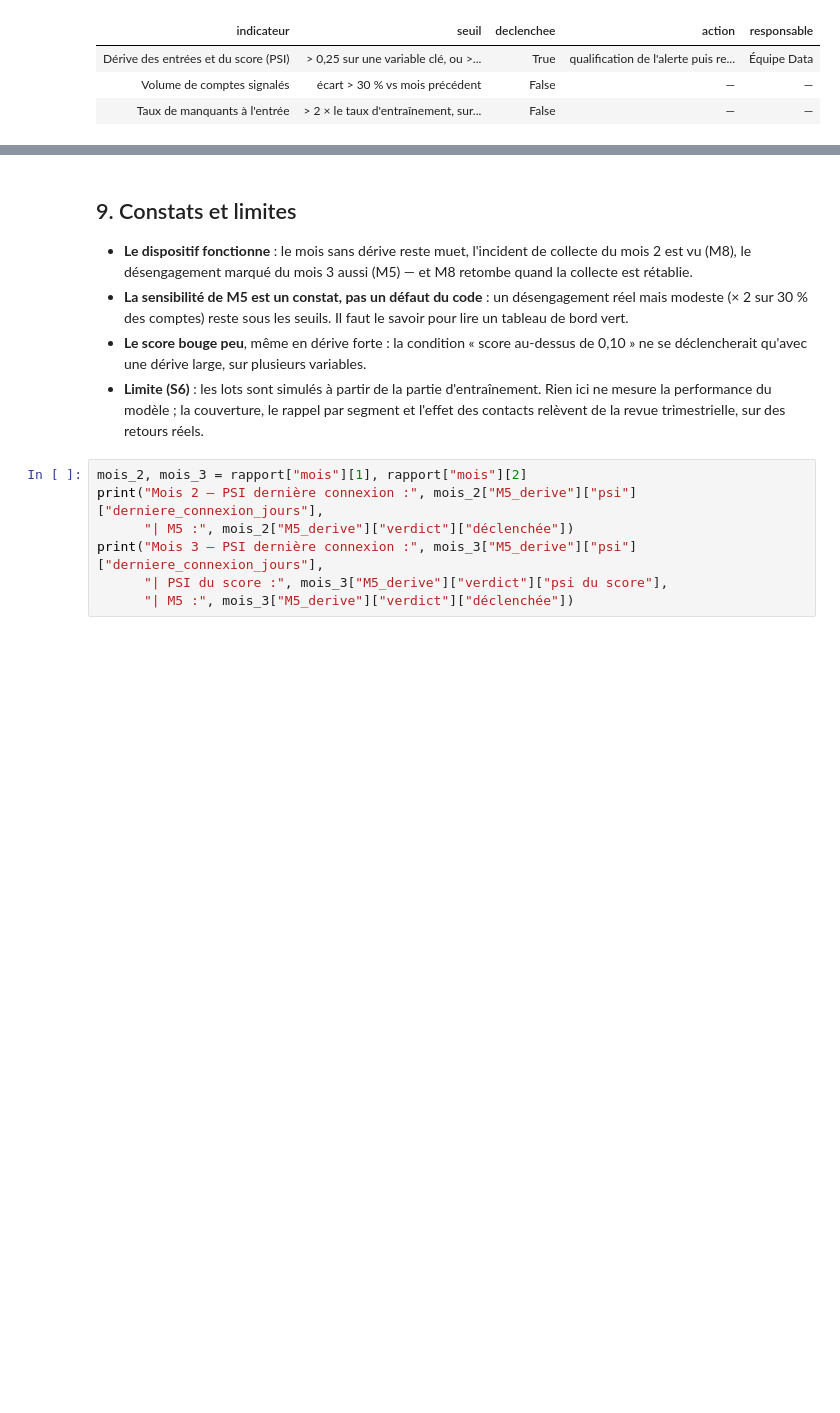
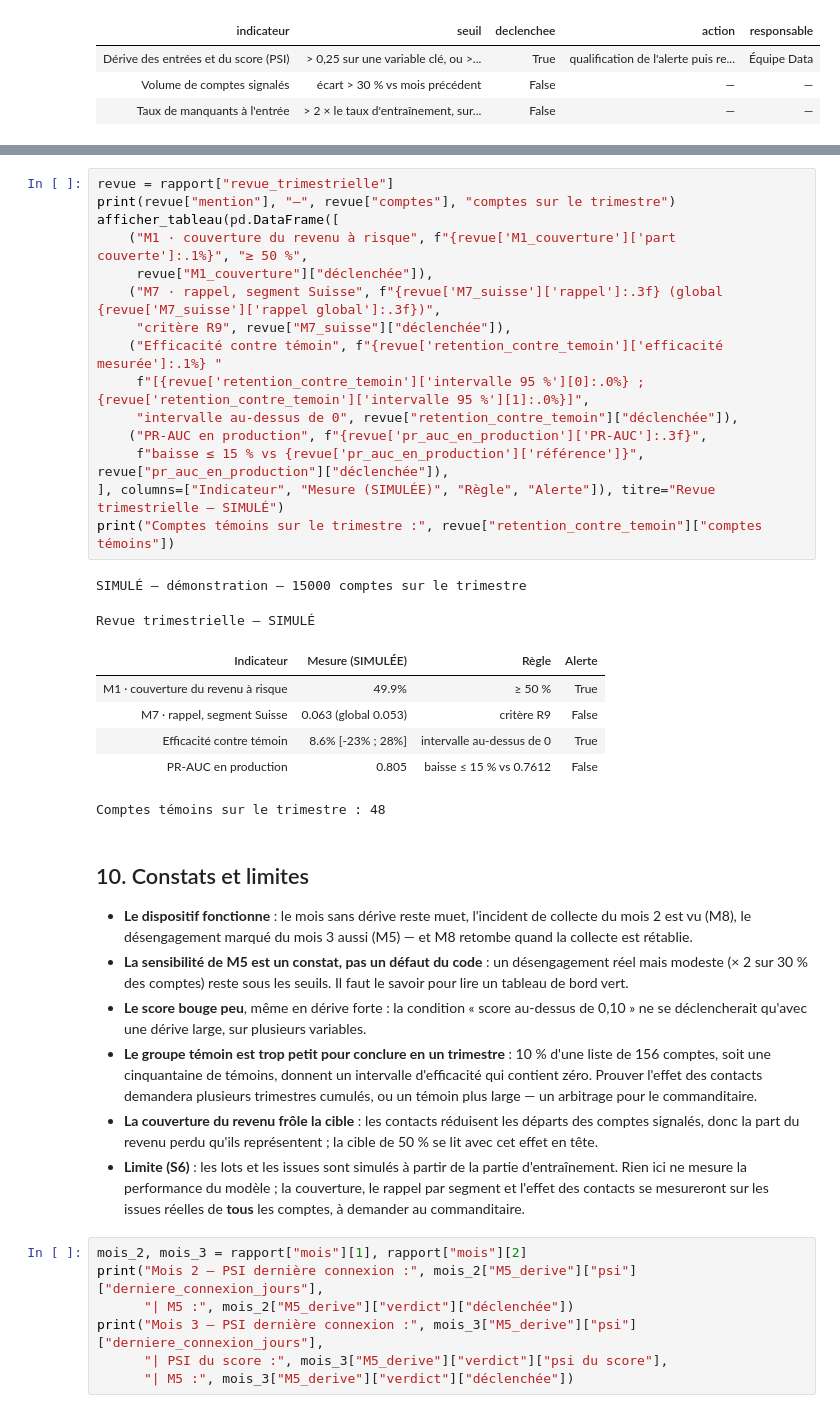
Before and after one commit to air-jaja/ai4me, a Jupyter notebook: notebooks/11_suivi.ipynb, the cells around one changed output, grey strips where cells are left out. Saved outputs shown, nothing was run; the diff lists cells and outputs as text; blank space fills up the shorter version.

```diff
--- a/notebooks/11_suivi.ipynb
+++ b/notebooks/11_suivi.ipynb
@@ -236,5 +244,29 @@ Alertes — mois_3_derive_forte
+# %%
+revue = rapport["revue_trimestrielle"]
+print(revue["mention"], "—", revue["comptes"], "comptes sur le trimestre")
+afficher_tableau(pd.DataFrame([
+    ("M1 · couverture du revenu à risque", f"{revue['M1_couverture']['part couverte']:.1%}", "≥ 50 %",
+     revue["M1_couverture"]["déclenchée"]),
+    ("M7 · rappel, segment Suisse", f"{revue['M7_suisse']['rappel']:.3f} (global {revue['M7_suisse']['rappel global']:.3f})",
+     "critère R9", revue["M7_suisse"]["déclenchée"]),
+    ("Efficacité contre témoin", f"{revue['retention_contre_temoin']['efficacité mesurée']:.1%} "
+     f"[{revue['retention_contre_temoin']['intervalle 95 %'][0]:.0%} ; {revue['retention_contre_temoin']['intervalle 95 %'][1]:.0%}]",
+     "intervalle au-dessus de 0", revue["retention_contre_temoin"]["déclenchée"]),
+    ("PR-AUC en production", f"{revue['pr_auc_en_production']['PR-AUC']:.3f}",
+     f"baisse ≤ 15 % vs {revue['pr_auc_en_production']['référence']}", revue["pr_auc_en_production"]["déclenchée"]),
+], columns=["Indicateur", "Mesure (SIMULÉE)", "Règle", "Alerte"]), titre="Revue trimestrielle — SIMULÉ")
+print("Comptes témoins sur le trimestre :", revue["retention_contre_temoin"]["comptes témoins"])
+# %% [output]
+SIMULÉ — démonstration — 15000 comptes sur le trimestre
+Revue trimestrielle — SIMULÉ
+| Indicateur | Mesure (SIMULÉE) | Règle | Alerte |
+| M1 · couverture du revenu à risque | 49.9% | ≥ 50 % | True |
+| M7 · rappel, segment Suisse | 0.063 (global 0.053) | critère R9 | False |
+| Efficacité contre témoin | 8.6% [-23% ; 28%] | intervalle au-dessus de 0 | True |
+| PR-AUC en production | 0.805 | baisse ≤ 15 % vs 0.7612 | False |
+Comptes témoins sur le trimestre : 48
 # %% [markdown]
-## 9. Constats et limites
+## 10. Constats et limites
 
 - **Le dispositif fonctionne** : le mois sans dérive reste muet, l'incident de collecte du mois 2 est vu (M8), le
   désengagement marqué du mois 3 aussi (M5) — et M8 retombe quand la collecte est rétablie.
@@ -242,9 +274,14 @@ Alertes — mois_3_derive_forte
   comptes) reste sous les seuils. Il faut le savoir pour lire un tableau de bord vert.
 - **Le score bouge peu**, même en dérive forte : la condition « score au-dessus de 0,10 » ne se déclencherait qu'avec
   une dérive large, sur plusieurs variables.
-- **Limite (S6)** : les lots sont simulés à partir de la partie d'entraînement. Rien ici ne mesure la performance du
-  modèle ; la couverture, le rappel par segment et l'effet des contacts relèvent de la revue trimestrielle, sur des
-  retours réels.
+- **Le groupe témoin est trop petit pour conclure en un trimestre** : 10 % d'une liste de 156 comptes, soit une
+  cinquantaine de témoins, donnent un intervalle d'efficacité qui contient zéro. Prouver l'effet des contacts
+  demandera plusieurs trimestres cumulés, ou un témoin plus large — un arbitrage pour le commanditaire.
+- **La couverture du revenu frôle la cible** : les contacts réduisent les départs des comptes signalés, donc la part
+  du revenu perdu qu'ils représentent ; la cible de 50 % se lit avec cet effet en tête.
+- **Limite (S6)** : les lots et les issues sont simulés à partir de la partie d'entraînement. Rien ici ne mesure la performance du
+  modèle ; la couverture, le rappel par segment et l'effet des contacts se mesureront sur les issues réelles de
+  **tous** les comptes, à demander au commanditaire.
 # %%
 mois_2, mois_3 = rapport["mois"][1], rapport["mois"][2]
 print("Mois 2 — PSI dernière connexion :", mois_2["M5_derive"]["psi"]["derniere_connexion_jours"],
```
Also changed, not shown: parts of 1 cell of this notebook, 10 other files.
